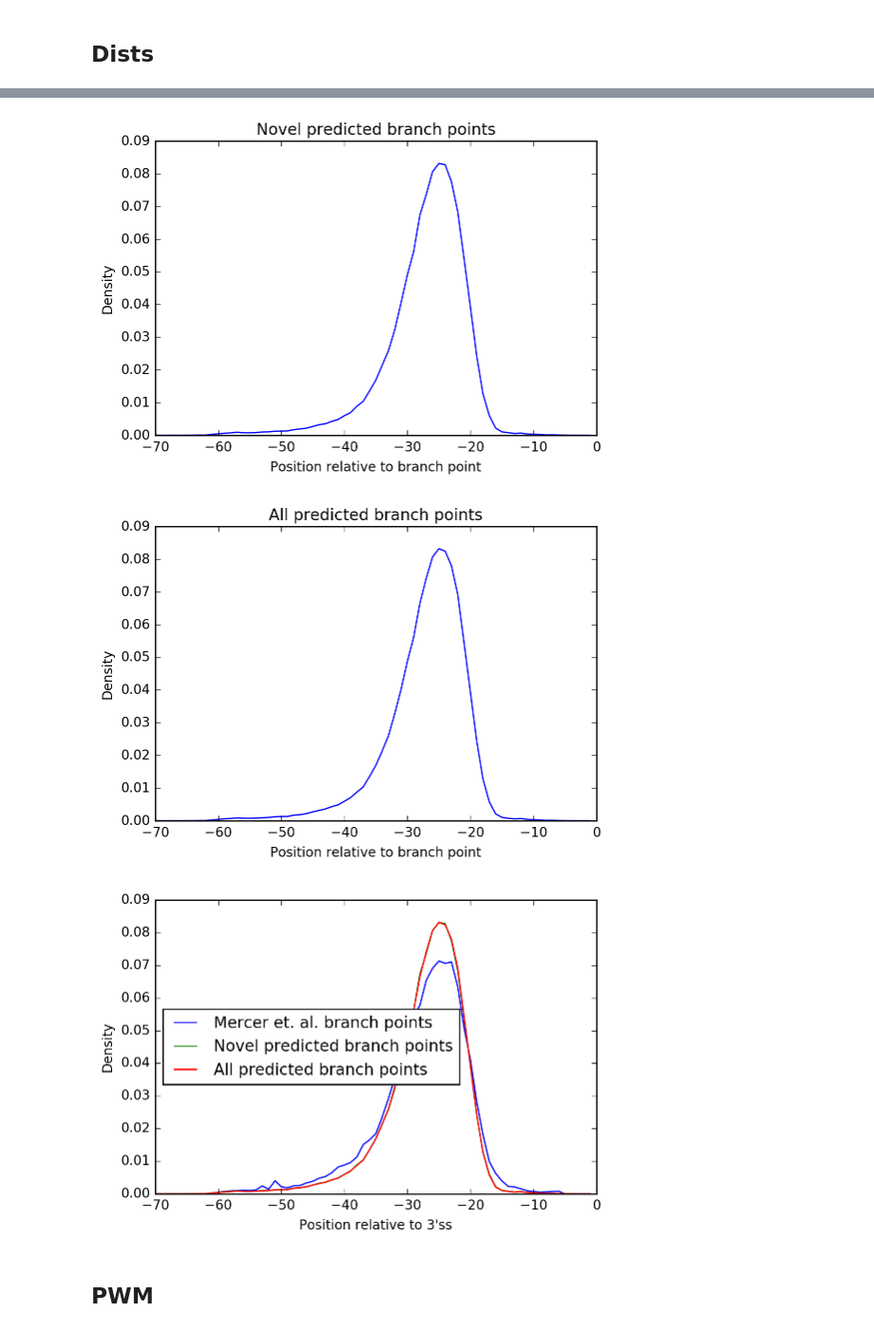
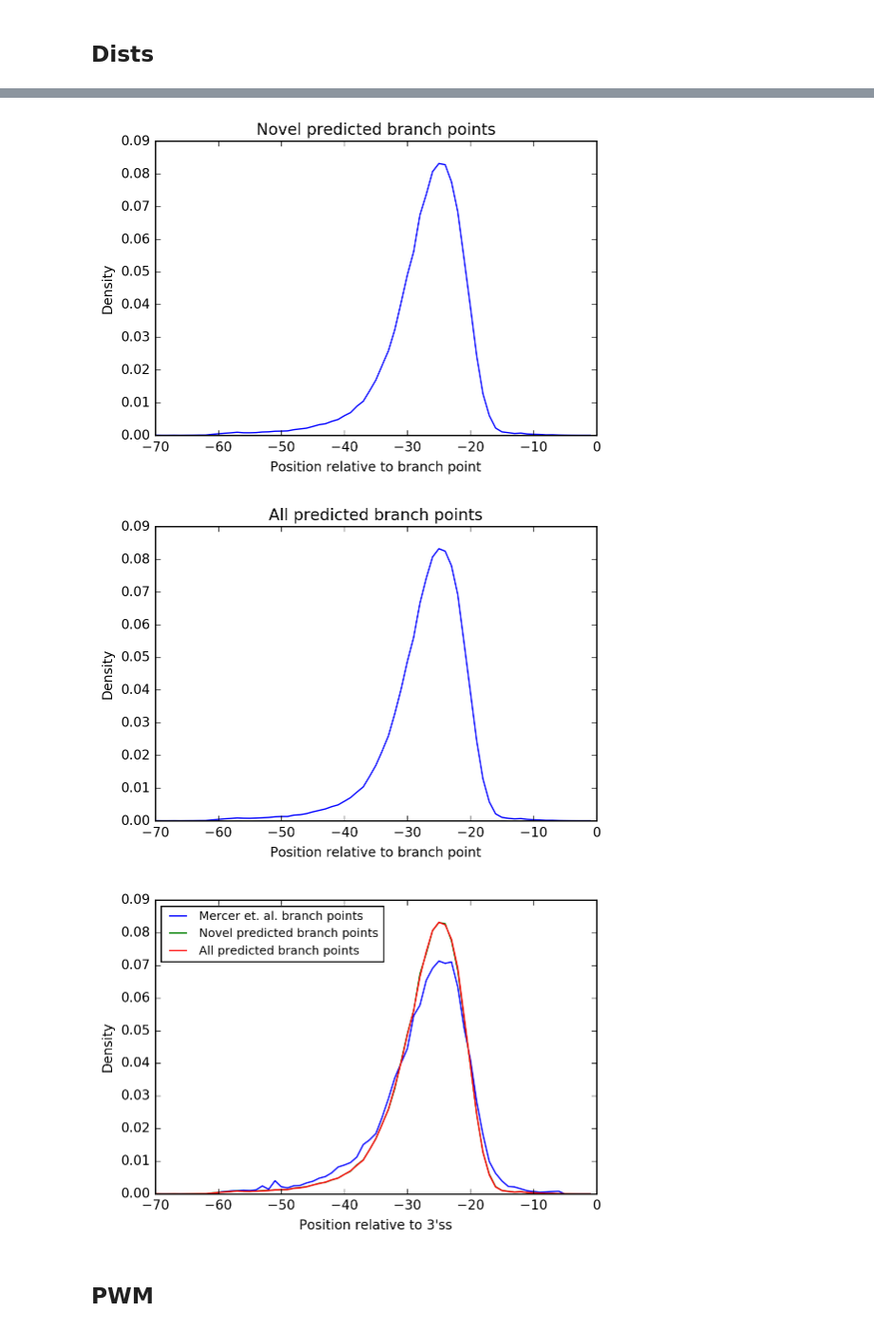
Before and after one commit to jpaggi/labranchor, a Jupyter notebook: notebooks/landscape_mercer.ipynb, the cells around one changed output, grey strips where cells are left out. Shown at 95% size. Drawn from its saved outputs; the diff is of its cells as text; code cells hidden in the pictures.

```diff
--- a/notebooks/landscape_mercer.ipynb
+++ b/notebooks/landscape_mercer.ipynb
@@ -320,35 +320,35 @@ def dist_novel(X, y, idx):
     counts = np.zeros((L,))
     total = 0
     for target, seq in zip(y, X):
         bp = np.argmax(target)
         counts[bp] += 1
         total += 1
     return counts / total
 
 known = dist_known(X_known, y_known, 4)
 novel = dist_novel(X_novel, y_novel, 4)
 allbp = dist_novel(X_all,   y_all,   4)
 
 dists = [known, novel, allbp]
 
 for name, dist in zip(names, dists):
     plt.plot(range(-L, 0), dist)
     plt.title(name)
     plt.xlabel('Position relative to branch point')
     plt.ylabel('Density')
     plt.show()
 
 for name, dist in zip(names, dists):
     plt.plot(range(-L, 0), dist, label = name)
     plt.xlabel("Position relative to 3'ss")
     plt.ylabel('Density')
-plt.legend(loc = 'best')
+plt.legend(loc = 2, prop={'size':9})
 plt.show()
 # %% [output]
 [figure]
 [figure]
 [figure]
-[figure, old version]
+[figure, new version]
 # %% [markdown]
 ## PWM
 # %%
```
Also changed, not shown: parts of 7 cells of this notebook, 12 other files.
